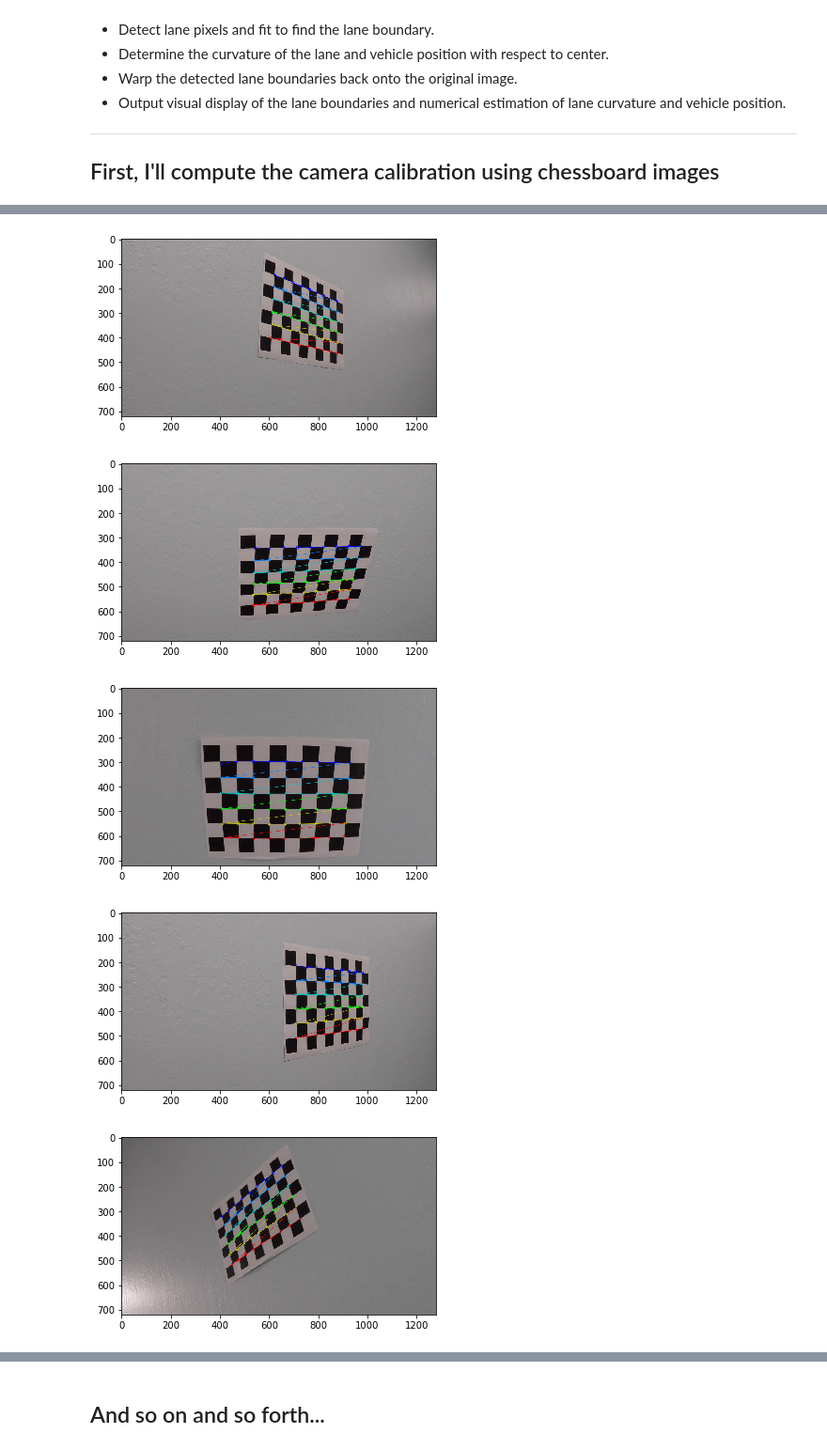
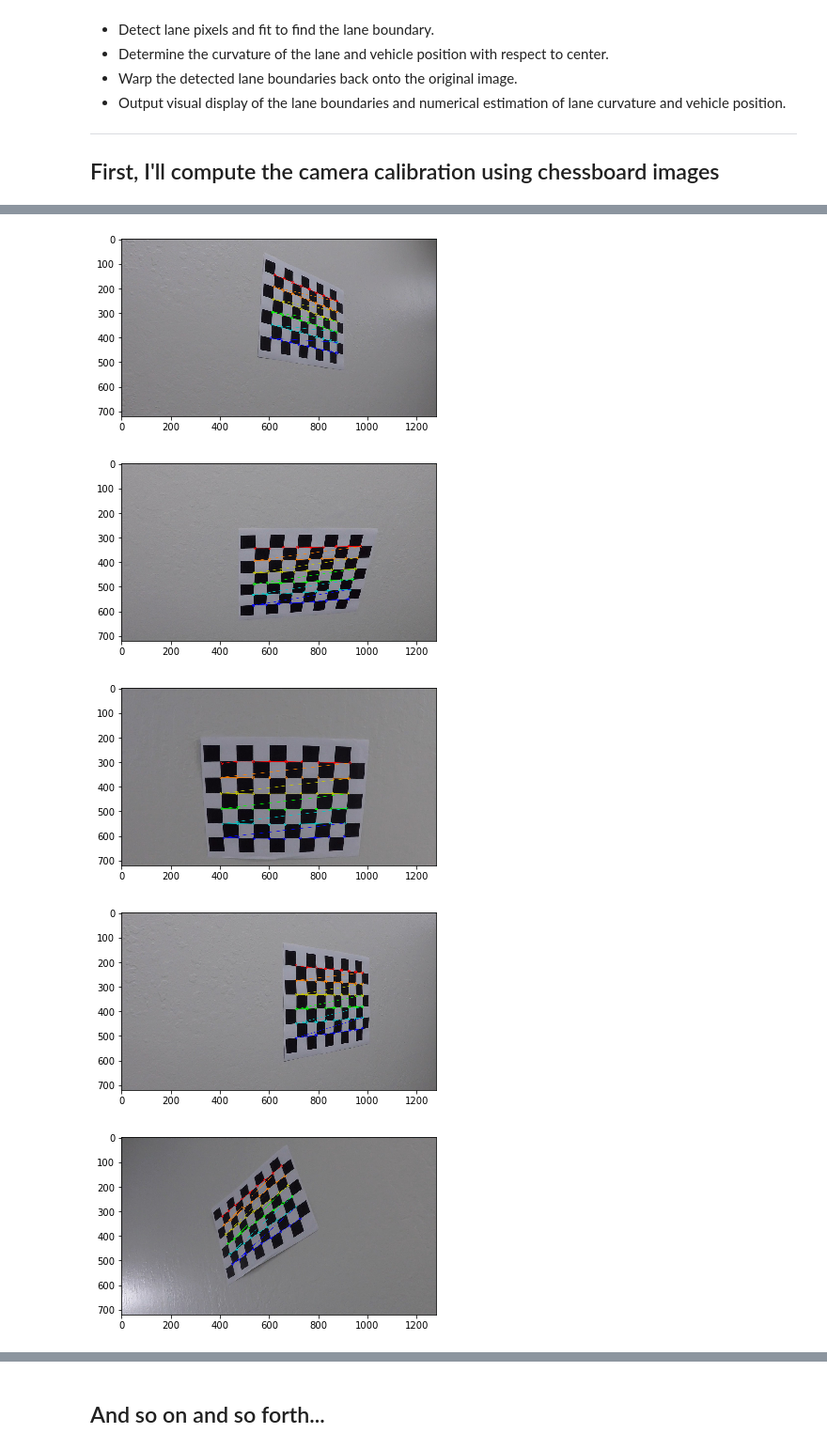
Before and after one commit to peiyong86/CarND-Advanced-Lane-Lines, a Jupyter notebook: Advanced-Lane-Lines.ipynb, the cells around one changed output, grey strips where cells are left out. Shown at 94% size. Saved outputs shown, nothing was run; the diff lists cells and outputs as text; code cells hidden in the pictures.

```diff
--- a/Advanced-Lane-Lines.ipynb
+++ b/Advanced-Lane-Lines.ipynb
@@ -47,6 +47,7 @@ for fname in images:
 
         # Draw and display the corners
         img = cv2.drawChessboardCorners(img, (9,6), corners, ret)
+        img = cv2.cvtColor(img, cv2.COLOR_BGR2RGB)
         plt.imshow(img.astype('uint8'))
         plt.show()
 # %% [output]
@@ -55,5 +56,5 @@ for fname in images:
-[figure, old version]
+[figure, new version]
-[figure, old version]
+[figure, new version]
-[figure, old version]
+[figure, new version]
-[figure, old version]
+[figure, new version]
-[figure, old version]
+[figure, new version]
```
Also changed, not shown: parts of 11 cells of this notebook, 1 other file.
